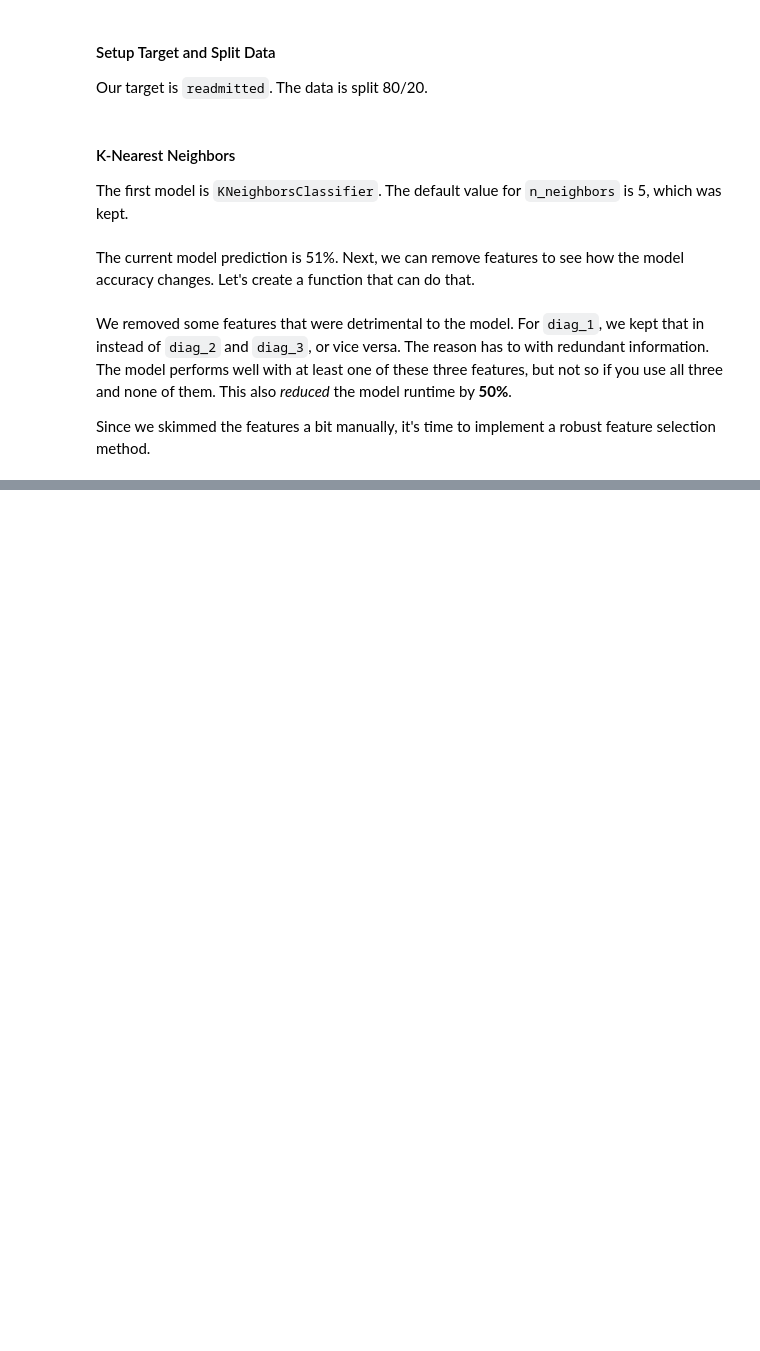
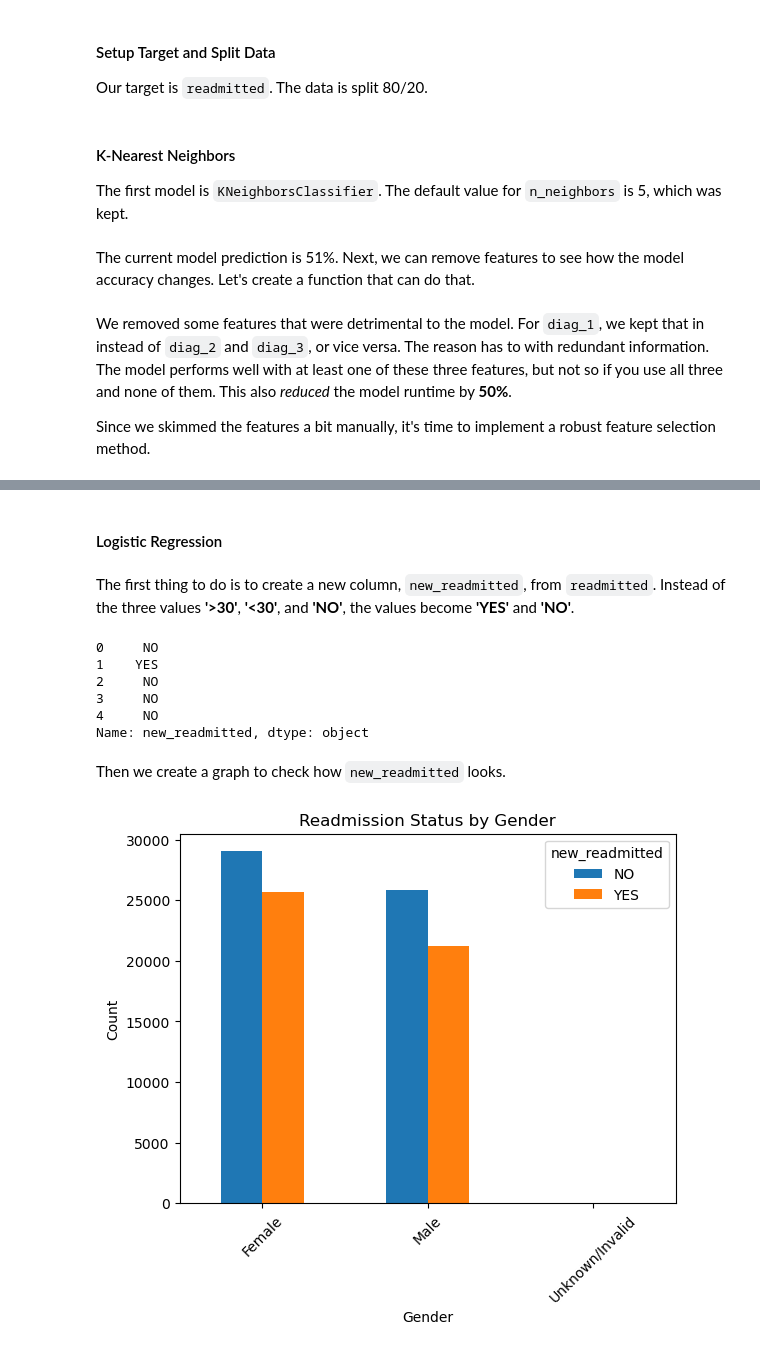
Before and after one commit to cjmagana/predicting_readmission_diabetes, a Jupyter notebook: predicting_readmission_diabetes.ipynb, the cells around one changed output, grey strips where cells are left out. Drawn from its saved outputs; the diff is of its cells as text; code cells hidden in the pictures; blank space fills up the shorter version.

```diff
--- a/predicting_readmission_diabetes.ipynb
+++ b/predicting_readmission_diabetes.ipynb
@@ -1577,0 +1799,37 @@ print("Best model accuracy:", accuracy)
+# %% [markdown]
+#### Logistic Regression
+# %% [markdown]
+The first thing to do is to create a new column, `new_readmitted`, from `readmitted`. Instead of the three values **'>30'**, **'<30'**, and **'NO'**, the values become **'YES'** and **'NO'**.
+# %%
+copy_df = df.copy()
+copy_df.loc[copy_df['readmitted'] != 'NO', 'new_readmitted'] = 'YES'
+copy_df.loc[copy_df['readmitted'] == 'NO', 'new_readmitted'] = 'NO'
+
+print(copy_df['new_readmitted'].head())
+# %% [output]
+0     NO
+1    YES
+2     NO
+3     NO
+4     NO
+Name: new_readmitted, dtype: object
+# %% [markdown]
+Then we create a graph to check how `new_readmitted` looks.
+# %%
+# Setup data for plotting
+grouped_cols = copy_df.groupby(['gender', 'new_readmitted']).size().unstack()
+
+# Plot the grouped bar plot
+grouped_cols.plot(kind='bar', stacked=False)
+
+# Add labels and title
+plt.xlabel('Gender')
+plt.ylabel('Count')
+plt.title('Readmission Status by Gender')
+
+plt.xticks(rotation=45)
+
+# Display the plot
+plt.show()
+# %% [output]
+[figure, added]
```
Also changed, not shown: parts of 94 cells of this notebook.
